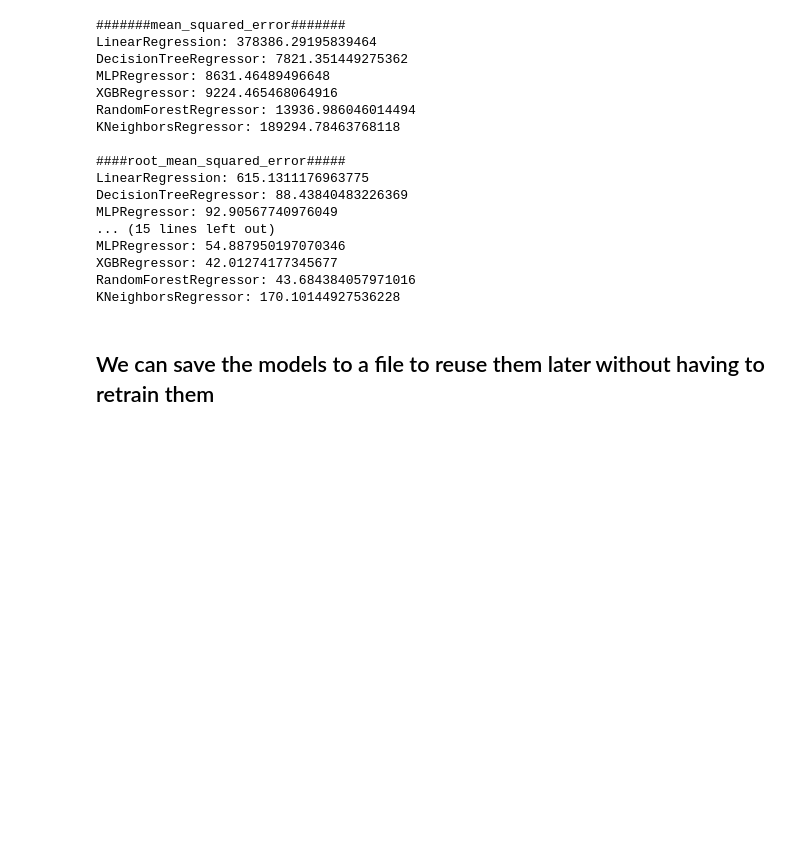
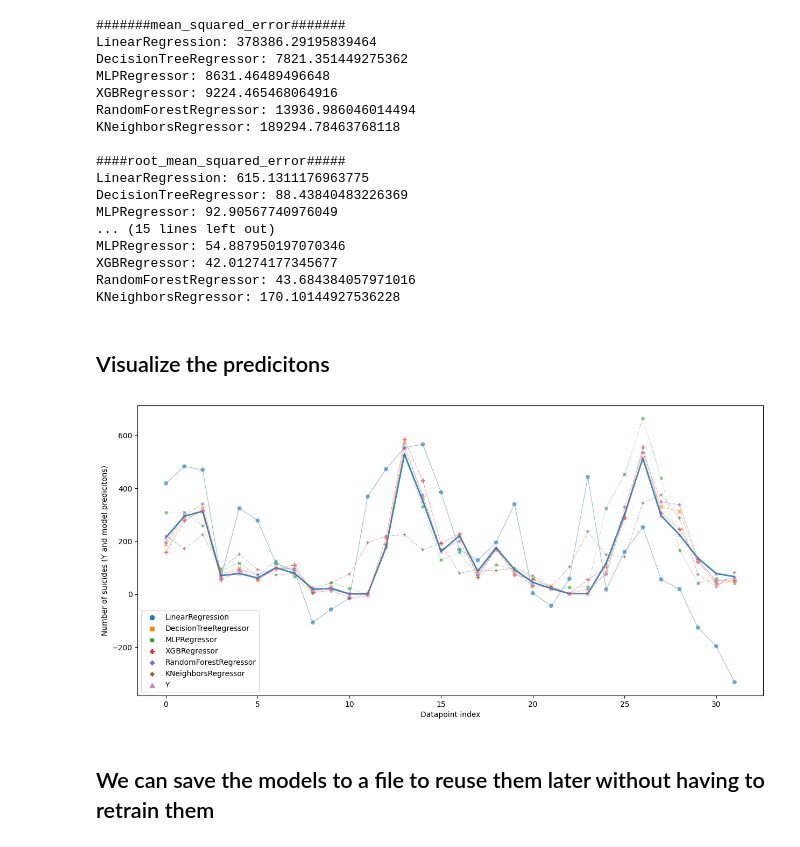
Before and after one commit to MarcelRosier/bdp_project, a Jupyter notebook: mental_health/model_analysis_showcase.ipynb, the cells around one changed output. Cells and saved outputs as stored; diff of their text form; code cells hidden in the pictures; blank space fills up the shorter version.

Commit message:
- added vis function to model anal class

```diff
--- a/mental_health/model_analysis_showcase.ipynb
+++ b/mental_health/model_analysis_showcase.ipynb
@@ -46,5 +46,11 @@ MLPRegressor: 54.887950197070346
 XGBRegressor: 42.01274177345677
 RandomForestRegressor: 43.684384057971016
 KNeighborsRegressor: 170.10144927536228
+# %% [markdown]
+## Visualize the predicitons
+# %%
+model_analysis.visualize()
+# %% [output]
+[figure, added]
 # %% [markdown]
 ## We can save the models to a file to reuse them later without having to retrain them
```
Also changed, not shown: parts of 2 cells of this notebook, 1 other file.
